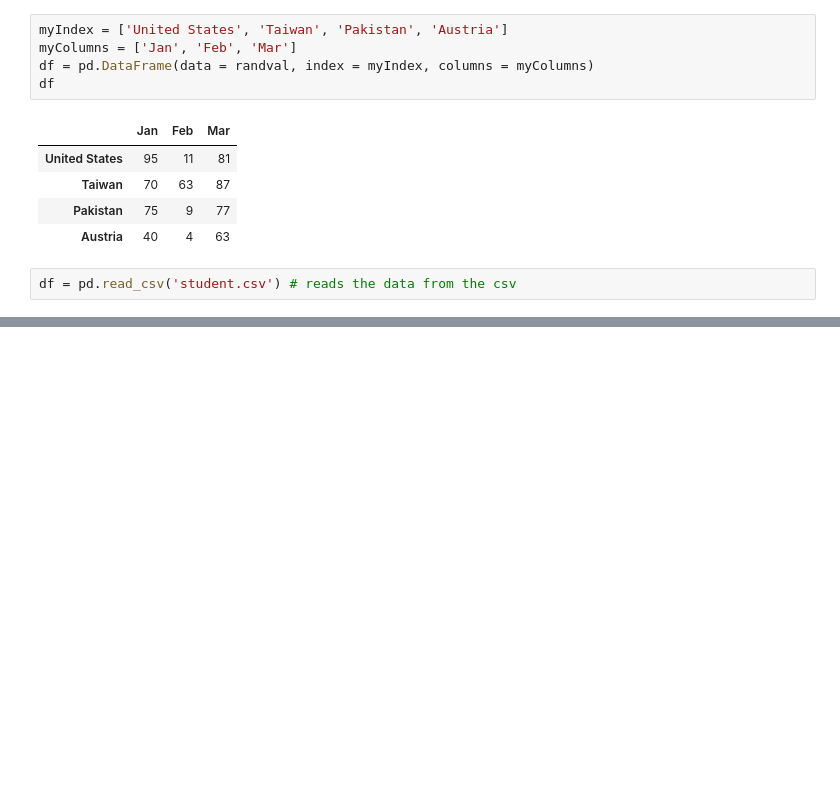
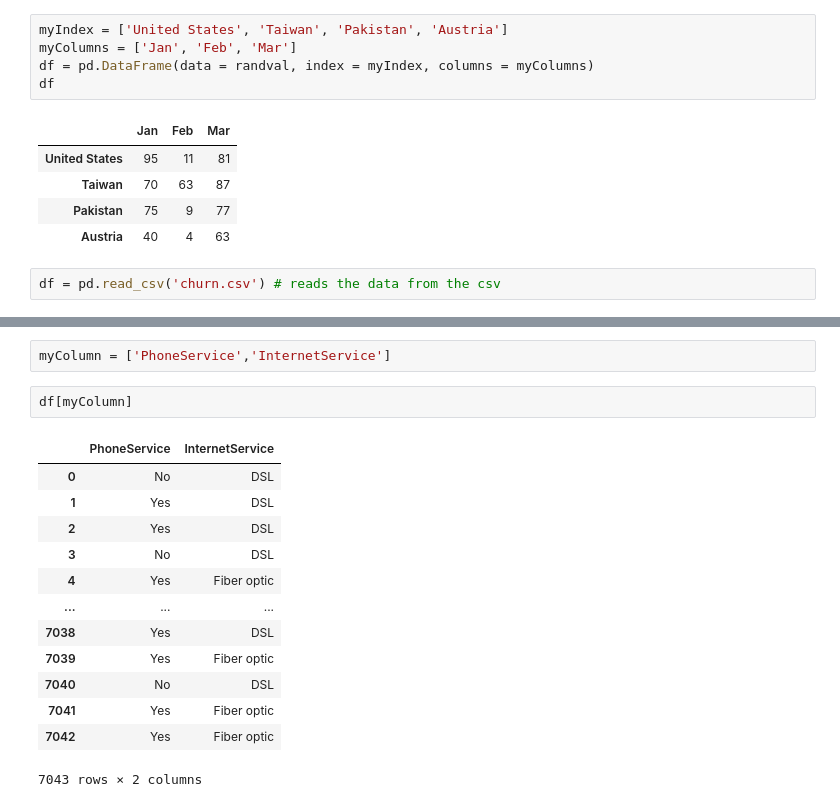
Before and after one commit to astro648/My-AI, a Jupyter notebook: Pandas Library Basics/Pandas Library Basics.ipynb, the cells around one changed output, grey strips where cells are left out. Cells and saved outputs as stored; diff of their text form; blank space fills up the shorter version.

```diff
--- a/Pandas Library Basics/Pandas Library Basics.ipynb
+++ b/Pandas Library Basics/Pandas Library Basics.ipynb
@@ -67,4 +67,4 @@ df
 | Pakistan | 75 | 9 | 77 |
 | Austria | 40 | 4 | 63 |
 # %%
-df = pd.read_csv('student.csv') # reads the data from the csv
+df = pd.read_csv('churn.csv') # reads the data from the csv
@@ -150,0 +171,18 @@ NameError: name 'name' is not defined
+# %%
+myColumn = ['PhoneService','InternetService']
+# %%
+df[myColumn]
+# %% [output]
+|  | PhoneService | InternetService |
+| 0 | No | DSL |
+| 1 | Yes | DSL |
+| 2 | Yes | DSL |
+| 3 | No | DSL |
+| 4 | Yes | Fiber optic |
+| ... | ... | ... |
+| 7038 | Yes | DSL |
+| 7039 | Yes | Fiber optic |
+| 7040 | No | DSL |
+| 7041 | Yes | Fiber optic |
+| 7042 | Yes | Fiber optic |
+7043 rows × 2 columns
```
Also changed, not shown: parts of 18 cells of this notebook.
